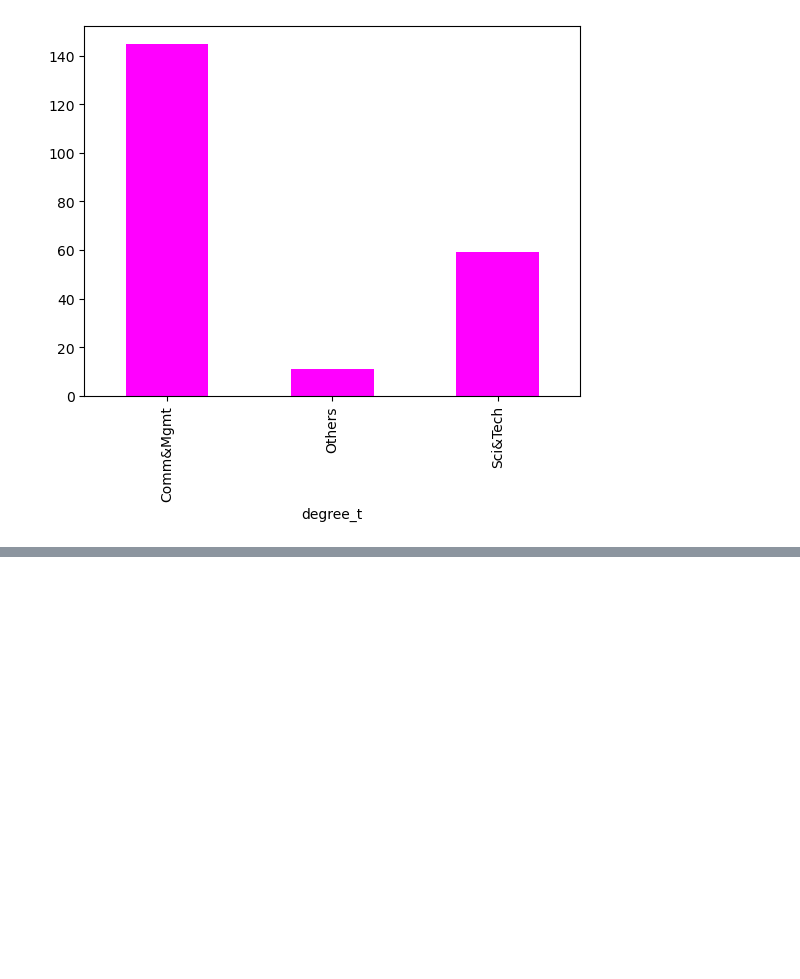
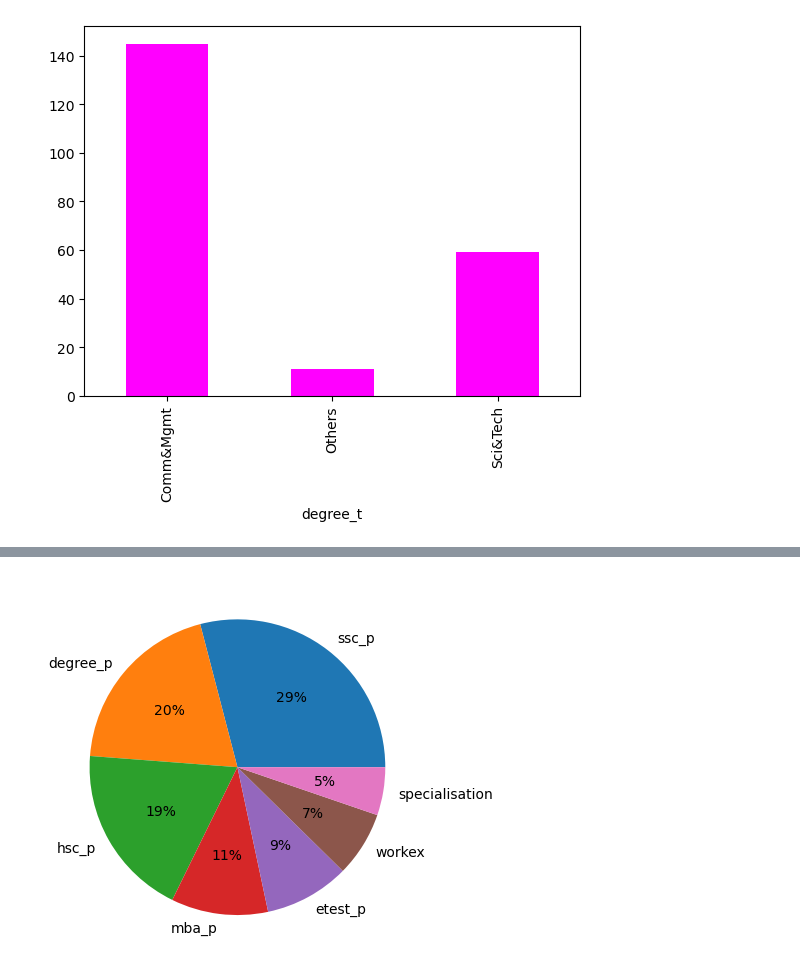
Before and after one commit to lawalsegun2025/campus_placement_predictor, a Jupyter notebook: job_placement_predictor.ipynb, the cells around one changed output, grey strips where cells are left out. Drawn from its saved outputs; the diff is of its cells as text; code cells hidden in the pictures; blank space fills up the shorter version.

```diff
--- a/job_placement_predictor.ipynb
+++ b/job_placement_predictor.ipynb
@@ -531,0 +537,5 @@ ImportError: cannot import name 'ExtractTreeClassifier' from 'sklearn.ensemble'
+# %%
+# plot a pie chat of the import features
+feat_bar.nlargest(7).plot(kind="pie", autopct="%1.0f%%");
+# %% [output]
+[figure, added]
```
Also changed, not shown: parts of 51 cells of this notebook, 1 other file.
